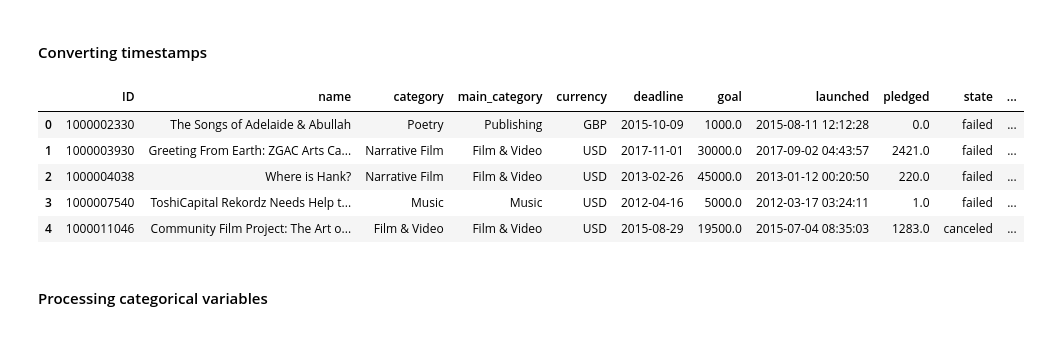
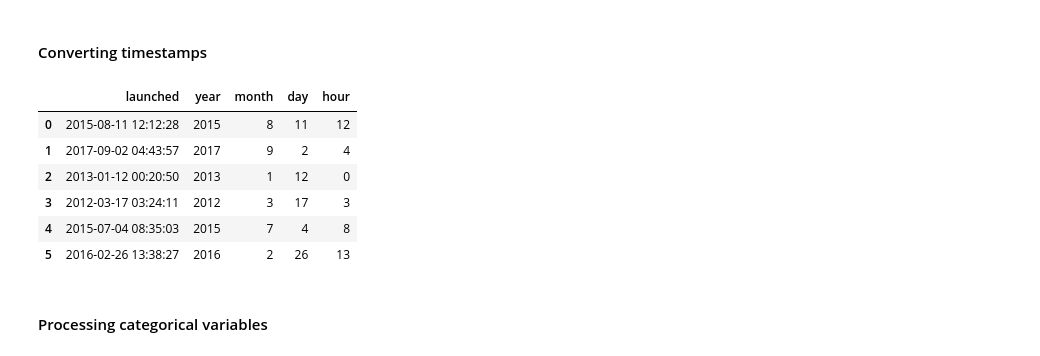
Before and after one commit to celeryexchange/kickstarter-kaggle-tutorial, a Jupyter notebook: notebooks/mj-01-kickstarter.ipynb, the cells around one changed output. Drawn from its saved outputs; the diff is of its cells as text; code cells hidden in the pictures.

```diff
--- a/notebooks/mj-01-kickstarter.ipynb
+++ b/notebooks/mj-01-kickstarter.ipynb
@@ -78,17 +80,20 @@ ks = ks[~(ks['state'] == 'live')]
 # %%
 # creating new features from the 'launched' timestamp
 ks = ks.assign(year = ks['launched'].dt.year,
               month = ks['launched'].dt.month,
               day = ks['launched'].dt.day,
               hour = ks['launched'].dt.hour)
-ks.head()
+
+# show top 5
+ks.loc[:5, ['launched','year','month','day','hour']]
 # %% [output]
-|  | ID | name | category | main_category | currency | deadline | goal | launched | pledged | state | ... |
-| 0 | 1000002330 | The Songs of Adelaide & Abullah | Poetry | Publishing | GBP | 2015-10-09 | 1000.0 | 2015-08-11 12:12:28 | 0.0 | failed | ... |
-| 1 | 1000003930 | Greeting From Earth: ZGAC Arts Ca... | Narrative Film | Film & Video | USD | 2017-11-01 | 30000.0 | 2017-09-02 04:43:57 | 2421.0 | failed | ... |
-| 2 | 1000004038 | Where is Hank? | Narrative Film | Film & Video | USD | 2013-02-26 | 45000.0 | 2013-01-12 00:20:50 | 220.0 | failed | ... |
-| 3 | 1000007540 | ToshiCapital Rekordz Needs Help t... | Music | Music | USD | 2012-04-16 | 5000.0 | 2012-03-17 03:24:11 | 1.0 | failed | ... |
-| 4 | 1000011046 | Community Film Project: The Art o... | Film & Video | Film & Video | USD | 2015-08-29 | 19500.0 | 2015-07-04 08:35:03 | 1283.0 | canceled | ... |
+|  | launched | year | month | day | hour |
+| 0 | 2015-08-11 12:12:28 | 2015 | 8 | 11 | 12 |
+| 1 | 2017-09-02 04:43:57 | 2017 | 9 | 2 | 4 |
+| 2 | 2013-01-12 00:20:50 | 2013 | 1 | 12 | 0 |
+| 3 | 2012-03-17 03:24:11 | 2012 | 3 | 17 | 3 |
+| 4 | 2015-07-04 08:35:03 | 2015 | 7 | 4 | 8 |
+| 5 | 2016-02-26 13:38:27 | 2016 | 2 | 26 | 13 |
 # %% [markdown]
 #### Processing categorical variables
 # %%
```
Also changed, not shown: parts of 33 cells of this notebook, 1 other file.
